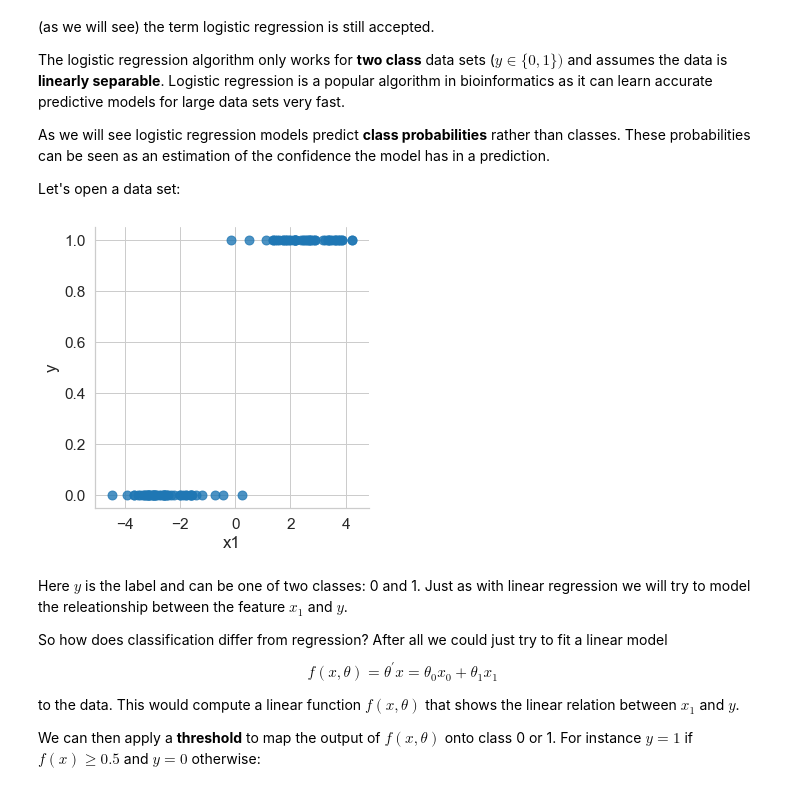
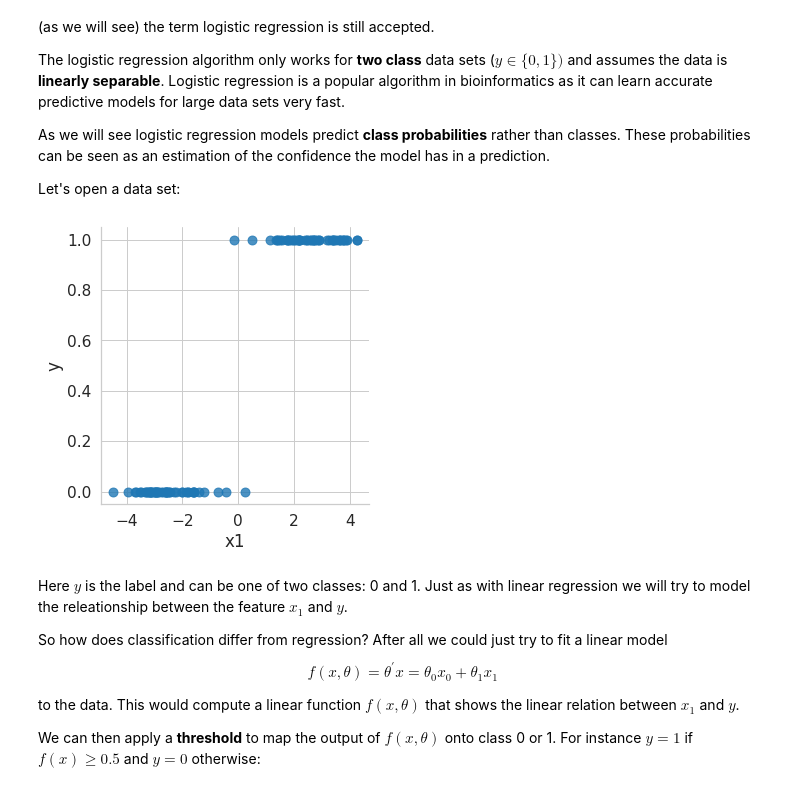
Before and after one commit to mtthsmoore/PRACTUNFINISHED_class_K-means, a Jupyter notebook: notebooks/3_logistic_regression/3_Logistic_regression.ipynb, the cells around one changed output. Drawn from its saved outputs; the diff is of its cells as text; code cells hidden in the pictures.

```diff
--- a/notebooks/3_logistic_regression/3_Logistic_regression.ipynb
+++ b/notebooks/3_logistic_regression/3_Logistic_regression.ipynb
@@ -0,0 +1,10 @@
+# %%
+%matplotlib inline
+import warnings;
+warnings.filterwarnings('ignore');
+import matplotlib.pyplot as plt;
+import numpy as np;
+import pandas as pd;
+import seaborn as sns;
+sns.set_context("notebook", font_scale=1.4);
+sns.set_style("whitegrid");
@@ -12,12 +57,12 @@ As we will see logistic regression models predict **class probabilities** rather
 
 Let's open a data set:
 # %%
-dataset = pd.read_csv("logistic.csv")
+dataset = pd.read_csv("https://raw.githubusercontent.com/sdgroeve/Machine_Learning_course_UGent_D012554/master/notebooks/3_logistic_regression/logistic.csv")
 
 sns.lmplot(x="x1", y="y", data=dataset, fit_reg=False, height=5, scatter_kws={"s": 80})
 plt.show()
 # %% [output]
-[figure, old version]
+[figure, new version]
 # %% [markdown]
 Here $y$ is the label and can be one of two classes: 0 and 1. Just as with linear regression we will try to model the releationship between the feature $x_1$ and $y$.
 
```
Also changed, not shown: parts of 7 cells of this notebook.
